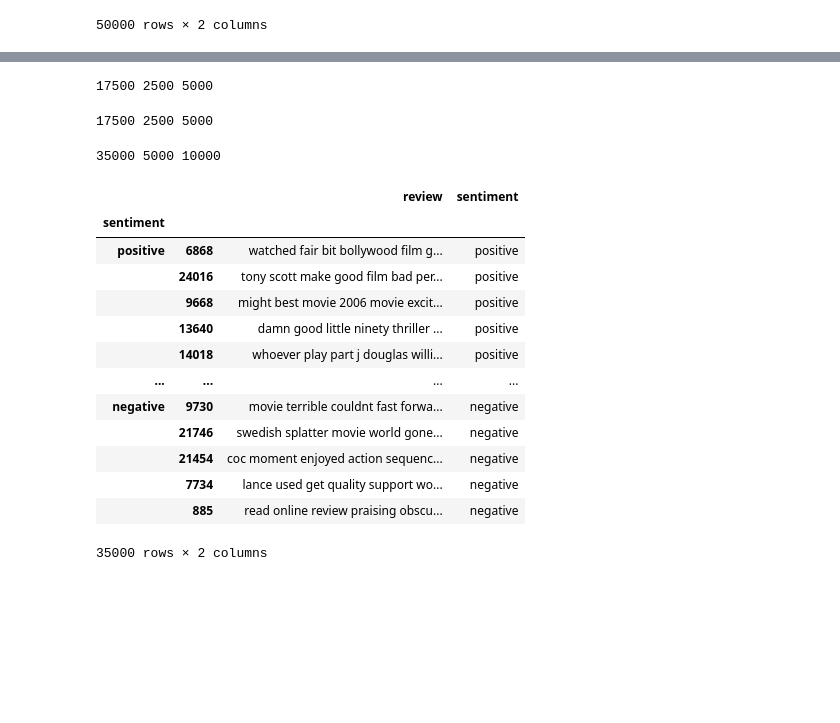
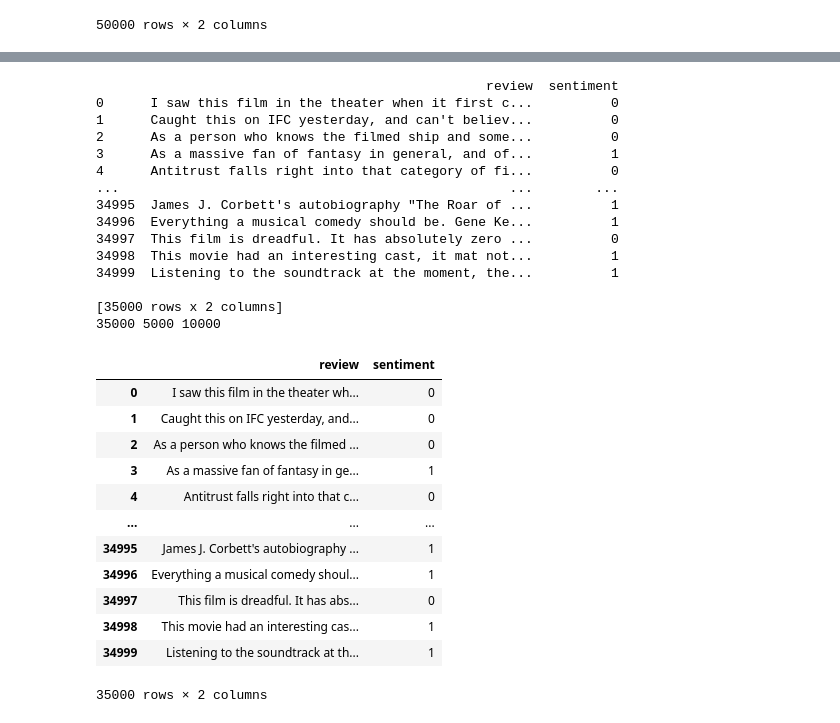
Before and after one commit to Ahmadsaidnouh/Term7-Artificial-Intelligence-Assignments, a Jupyter notebook: lab4/jupyter notebooks/Final_NLP_bert.ipynb, the cells around one changed output, grey strips where cells are left out. Cells and saved outputs as stored; diff of their text form; code cells hidden in the pictures; blank space fills up the shorter version.

```diff
--- a/lab4/jupyter notebooks/Final_NLP_bert.ipynb
+++ b/lab4/jupyter notebooks/Final_NLP_bert.ipynb
@@ -118,44 +98,58 @@ negative
 # %%
-np.random.seed(112)
-df_train_positive, df_val_positive, df_test_positive = np.split(
-    positive.sample(frac=1, random_state=42),
-    [int(0.7 * len(positive)), int(0.8 * len(positive))],
-)
+# np.random.seed(112)
+# df_train_positive, df_val_positive, df_test_positive = np.split(
+#     positive.sample(frac=1, random_state=42),
+#     [int(0.7 * len(positive)), int(0.8 * len(positive))],
+# )
 
-print(len(df_train_positive), len(df_val_positive), len(df_test_positive))
+# print(len(df_train_positive), len(df_val_positive), len(df_test_positive))
-# %% [output]
-17500 2500 5000
 # %%
-np.random.seed(112)
-df_train_negative, df_val_negative, df_test_negative = np.split(
-    negative.sample(frac=1, random_state=42),
-    [int(0.7 * len(negative)), int(0.8 * len(negative))],
-)
+# np.random.seed(112)
+# df_train_negative, df_val_negative, df_test_negative = np.split(
+#     negative.sample(frac=1, random_state=42),
+#     [int(0.7 * len(negative)), int(0.8 * len(negative))],
+# )
 
-print(len(df_train_negative), len(df_val_negative), len(df_test_negative))
+# print(len(df_train_negative), len(df_val_negative), len(df_test_negative))
-# %% [output]
-17500 2500 5000
 # %%
-df_train = pd.concat([df_train_positive, df_train_negative])
-df_val = pd.concat([df_val_positive, df_val_negative]).reset_index(drop=True)
-df_test = pd.concat([df_test_positive, df_test_negative]).reset_index(drop=True)
+#df_train = pd.concat([df_train_positive, df_train_negative])
+#df_val = pd.concat([df_val_positive, df_val_negative]).reset_index(drop=True)
+#df_test = pd.concat([df_test_positive, df_test_negative]).reset_index(drop=True)
 
+df_train = pd.read_csv(f"/mnt/nvme0n1p2/Study/Term7/AI/Term7-Artificial-Intelligence-Assignments/lab4/data/training.csv")
+df_val = pd.read_csv(f"/mnt/nvme0n1p2/Study/Term7/AI/Term7-Artificial-Intelligence-Assignments/lab4/data/validation.csv")
+df_test = pd.read_csv(f"/mnt/nvme0n1p2/Study/Term7/AI/Term7-Artificial-Intelligence-Assignments/lab4/data/testing.csv")
+
+print(df_train)
 print(len(df_train), len(df_val), len(df_test))
 df_train
 # %% [output]
+                                                  review  sentiment
+0      I saw this film in the theater when it first c...          0
+1      Caught this on IFC yesterday, and can't believ...          0
+2      As a person who knows the filmed ship and some...          0
+3      As a massive fan of fantasy in general, and of...          1
+4      Antitrust falls right into that category of fi...          0
+...                                                  ...        ...
+34995  James J. Corbett's autobiography "The Roar of ...          1
+34996  Everything a musical comedy should be. Gene Ke...          1
+34997  This film is dreadful. It has absolutely zero ...          0
+34998  This movie had an interesting cast, it mat not...          1
+34999  Listening to the soundtrack at the moment, the...          1
+
+[35000 rows x 2 columns]
 35000 5000 10000
-|  |  | review | sentiment |
-| sentiment |  |  |  |
-| positive | 6868 | watched fair bit bollywood film g... | positive |
-|  | 24016 | tony scott make good film bad per... | positive |
-|  | 9668 | might best movie 2006 movie excit... | positive |
-|  | 13640 | damn good little ninety thriller ... | positive |
-|  | 14018 | whoever play part j douglas willi... | positive |
-| ... | ... | ... | ... |
-| negative | 9730 | movie terrible couldnt fast forwa... | negative |
-|  | 21746 | swedish splatter movie world gone... | negative |
-|  | 21454 | coc moment enjoyed action sequenc... | negative |
-|  | 7734 | lance used get quality support wo... | negative |
-|  | 885 | read online review praising obscu... | negative |
+|  | review | sentiment |
+| 0 | I saw this film in the theater wh... | 0 |
+| 1 | Caught this on IFC yesterday, and... | 0 |
+| 2 | As a person who knows the filmed ... | 0 |
+| 3 | As a massive fan of fantasy in ge... | 1 |
+| 4 | Antitrust falls right into that c... | 0 |
+| ... | ... | ... |
+| 34995 | James J. Corbett's autobiography ... | 1 |
+| 34996 | Everything a musical comedy shoul... | 1 |
+| 34997 | This film is dreadful. It has abs... | 0 |
+| 34998 | This movie had an interesting cas... | 1 |
+| 34999 | Listening to the soundtrack at th... | 1 |
 35000 rows × 2 columns
 # %%
```
Also changed, not shown: parts of 16 cells of this notebook, 6 other files.
